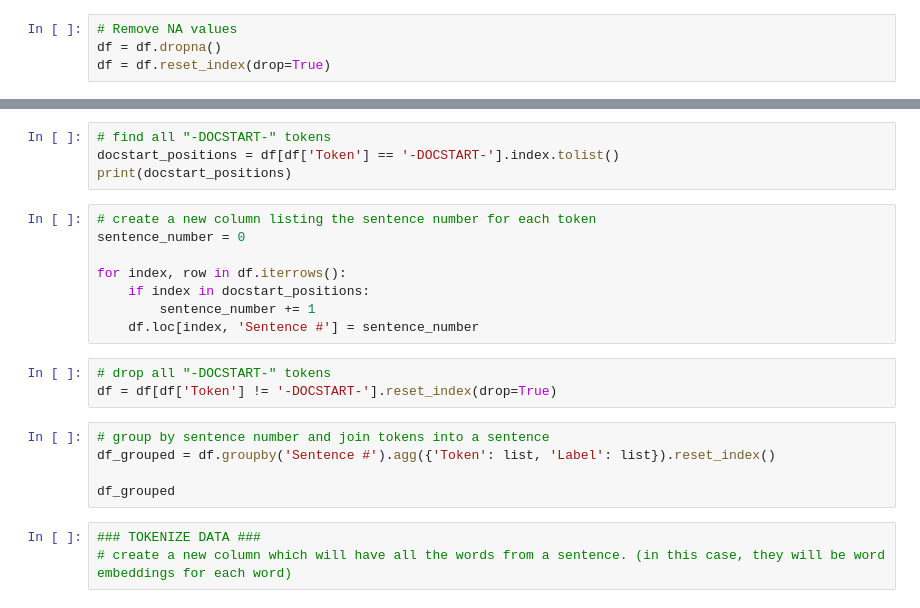
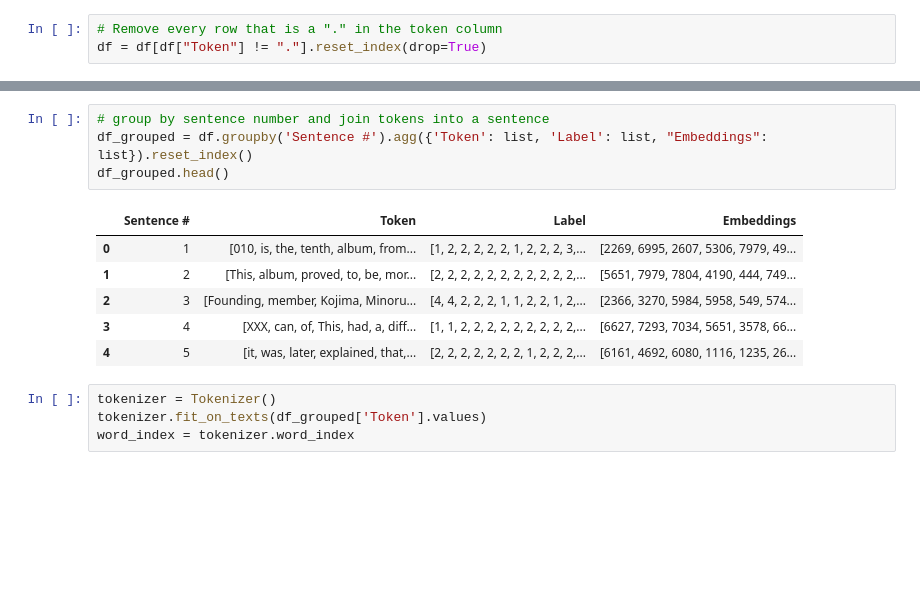
Before and after one commit to pedrofuentes79/RNNs, a Jupyter notebook: Named-Entity-Recognition/ner.ipynb, the cells around one changed output, grey strips where cells are left out. Drawn from its saved outputs; the diff is of its cells as text; blank space fills up the shorter version.

```diff
--- a/Named-Entity-Recognition/ner.ipynb
+++ b/Named-Entity-Recognition/ner.ipynb
@@ -30,4 +108,3 @@ Drive already mounted at /content/drive; to attempt to forcibly remount, call dr
 # %%
-# Remove NA values
-df = df.dropna()
-df = df.reset_index(drop=True)
+# Remove every row that is a "." in the token column
+df = df[df["Token"] != "."].reset_index(drop=True)
@@ -54,23 +111,15 @@ Name: Entity, dtype: int64
-# %%
-# find all "-DOCSTART-" tokens
-docstart_positions = df[df['Token'] == '-DOCSTART-'].index.tolist()
-print(docstart_positions)
-# %%
-# create a new column listing the sentence number for each token
-sentence_number = 0
-
-for index, row in df.iterrows():
-    if index in docstart_positions:
-        sentence_number += 1
-    df.loc[index, 'Sentence #'] = sentence_number
-# %%
-# drop all "-DOCSTART-" tokens
-df = df[df['Token'] != '-DOCSTART-'].reset_index(drop=True)
 # %%
 # group by sentence number and join tokens into a sentence
-df_grouped = df.groupby('Sentence #').agg({'Token': list, 'Label': list}).reset_index()
-
-df_grouped
+df_grouped = df.groupby('Sentence #').agg({'Token': list, 'Label': list, "Embeddings": list}).reset_index()
+df_grouped.head()
+# %% [output]
+|  | Sentence # | Token | Label | Embeddings |
+| 0 | 1 | [010, is, the, tenth, album, from... | [1, 2, 2, 2, 2, 2, 1, 2, 2, 2, 3,... | [2269, 6995, 2607, 5306, 7979, 49... |
+| 1 | 2 | [This, album, proved, to, be, mor... | [2, 2, 2, 2, 2, 2, 2, 2, 2, 2, 2,... | [5651, 7979, 7804, 4190, 444, 749... |
+| 2 | 3 | [Founding, member, Kojima, Minoru... | [4, 4, 2, 2, 2, 1, 1, 2, 2, 1, 2,... | [2366, 3270, 5984, 5958, 549, 574... |
+| 3 | 4 | [XXX, can, of, This, had, a, diff... | [1, 1, 2, 2, 2, 2, 2, 2, 2, 2, 2,... | [6627, 7293, 7034, 5651, 3578, 66... |
+| 4 | 5 | [it, was, later, explained, that,... | [2, 2, 2, 2, 2, 2, 2, 1, 2, 2, 2,... | [6161, 4692, 6080, 1116, 1235, 26... |
-# %%
-### TOKENIZE DATA ###
-# create a new column which will have all the words from a sentence. (in this case, they will be word embeddings for each word)
+# %%
+tokenizer = Tokenizer()
+tokenizer.fit_on_texts(df_grouped['Token'].values)
+word_index = tokenizer.word_index
```
Also changed, not shown: parts of 16 cells of this notebook.
